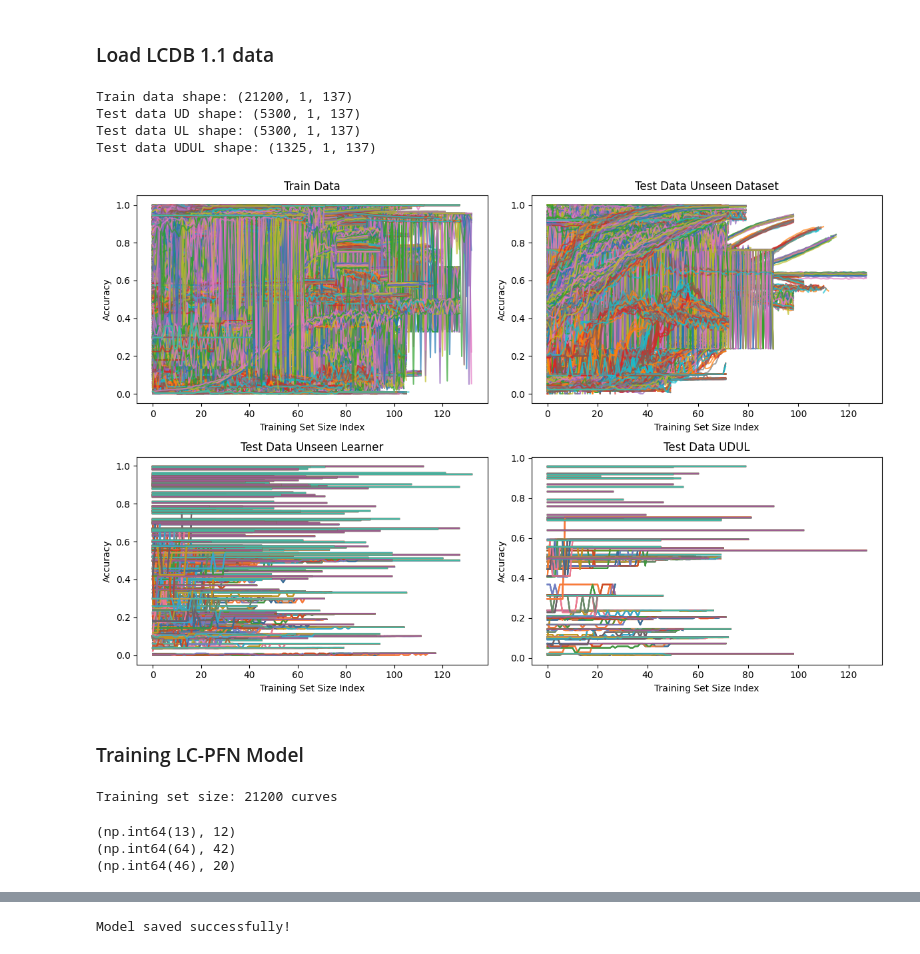
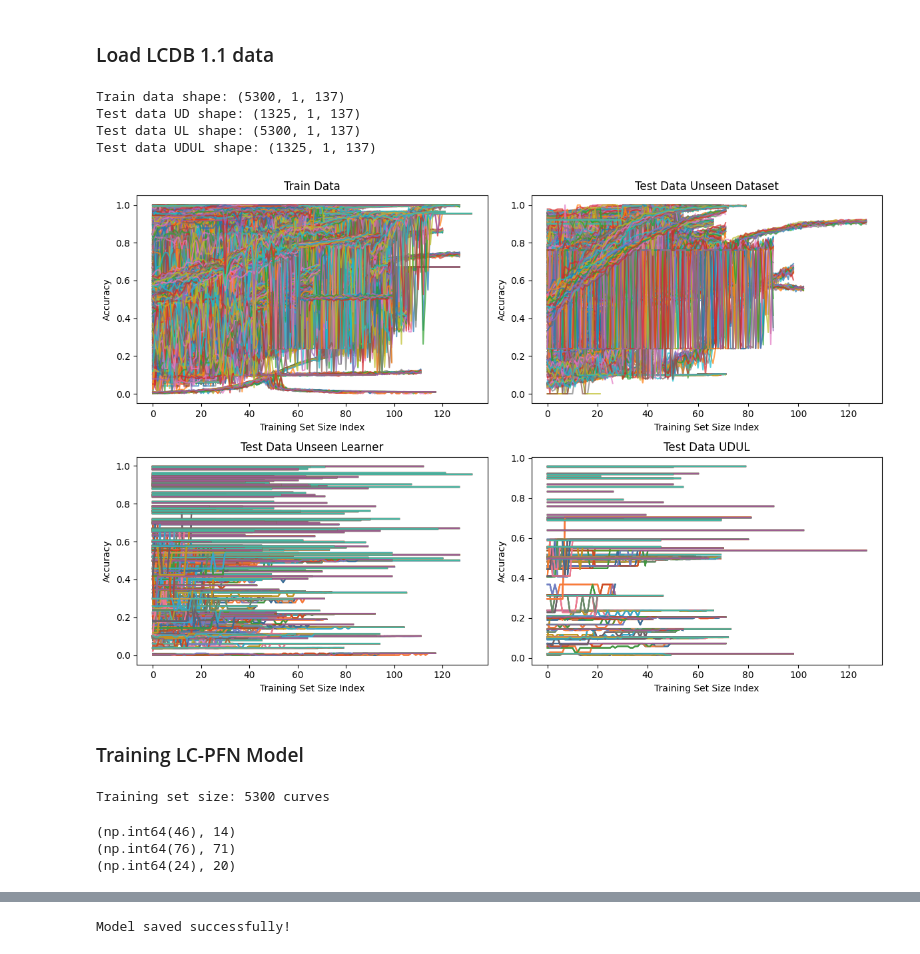
Before and after one commit to Maxmwoan/Research-Project, a Jupyter notebook: training_pfn_lcdb11.ipynb, the cells around one changed output, grey strips where cells are left out. Cells and saved outputs as stored; diff of their text form; code cells hidden in the pictures.

Commit message:
neural network training

```diff
--- a/training_pfn_lcdb11.ipynb
+++ b/training_pfn_lcdb11.ipynb
@@ -40,42 +40,42 @@ train_data_indices, test_data_indices = train_test_split(np.arange(len(OPENML_ID
                                                          random_state=data_split_state)
 
 ### learner split
-train_learner_indices = np.array([0, 1, 2, 3])
+train_learner_indices = np.array([11])
 test_learner_indices = np.array([23])
 
 ### UD, UL, UDUL
 train_data = lc_data[train_data_indices][:, train_learner_indices, :].transpose(0, 2, 3, 1, 4).reshape(-1, 1, 137)
 test_data_UD = lc_data[test_data_indices][:, train_learner_indices, :].transpose(0, 2, 3, 1, 4).reshape(-1, 1, 137)
 test_data_UL = lc_data[train_data_indices][:, test_learner_indices, :].transpose(0, 2, 3, 1, 4).reshape(-1, 1, 137)
 test_data_UDUL = lc_data[test_data_indices][:, test_learner_indices, :].transpose(0, 2, 3, 1, 4).reshape(-1, 1, 137)
 
 print(f"Train data shape: {train_data.shape}")
 print(f"Test data UD shape: {test_data_UD.shape}")
 print(f"Test data UL shape: {test_data_UL.shape}")
 print(f"Test data UDUL shape: {test_data_UDUL.shape}")
 
 
 def plot_learning_curves(ax, data, title):
     for idx in range(len(data)):
         ax.plot(data[idx, 0, :], linestyle='-', alpha=0.7)
 
     ax.set_xlabel("Training Set Size Index")
     ax.set_ylabel("Accuracy")
     ax.set_title(title)
 
 fig, axes = plt.subplots(2, 2, figsize=(12, 8))
 plot_learning_curves(axes[0, 0], train_data, "Train Data")
 plot_learning_curves(axes[0, 1], test_data_UD, "Test Data Unseen Dataset")
 plot_learning_curves(axes[1, 0], test_data_UL, "Test Data Unseen Learner")
 plot_learning_curves(axes[1, 1], test_data_UDUL, "Test Data UDUL")
 plt.tight_layout()
 plt.show()
 # %% [output]
-Train data shape: (21200, 1, 137)
-Test data UD shape: (5300, 1, 137)
+Train data shape: (5300, 1, 137)
+Test data UD shape: (1325, 1, 137)
 Test data UL shape: (5300, 1, 137)
 Test data UDUL shape: (1325, 1, 137)
-[figure, old version]
+[figure, new version]
 # %% [markdown]
 ### Training LC-PFN Model
 # %%
@@ -92,7 +92,7 @@ for i in range(train_data.shape[0]):
 
 print(f"Training set size: {len(lcdb_curves)} curves")
 # %% [output]
-Training set size: 21200 curves
+Training set size: 5300 curves
 # %%
 # create a single eval pos, seq len samplers
 class LCDB_samplers():
@@ -120,9 +120,9 @@ lcdb_sampler = LCDB_samplers(verbose=False)
 for _ in range(3):
     print((lcdb_sampler.seq_len(), lcdb_sampler.single_eval_pos()))
 # %% [output]
-(np.int64(13), 12)
-(np.int64(64), 42)
-(np.int64(46), 20)
+(np.int64(46), 14)
+(np.int64(76), 71)
+(np.int64(24), 20)
 # %%
 # generating batches from the LCDB dataset
 def get_batch_lcdb_real( batch_size, seq_len, num_features, device="cpu", noisy_target=True, **_ ):
```
Also changed, not shown: parts of 3 cells of this notebook, 8 other files.
